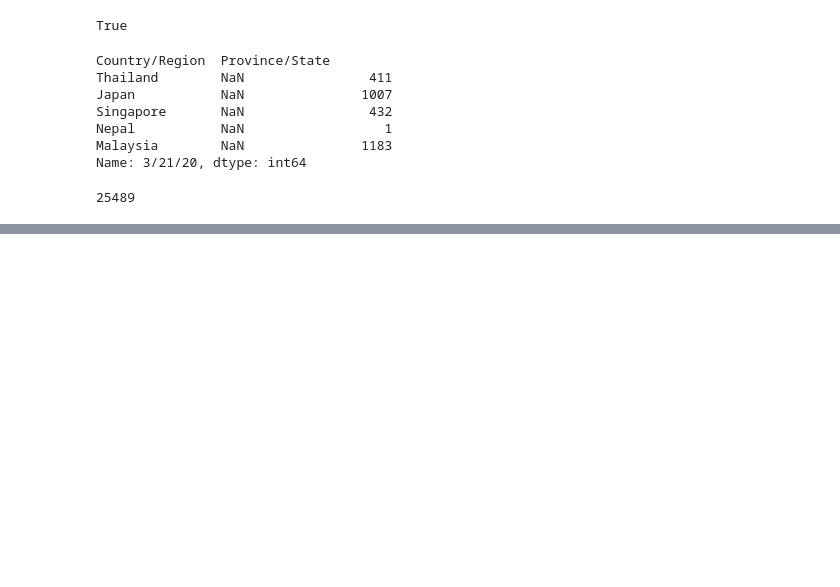
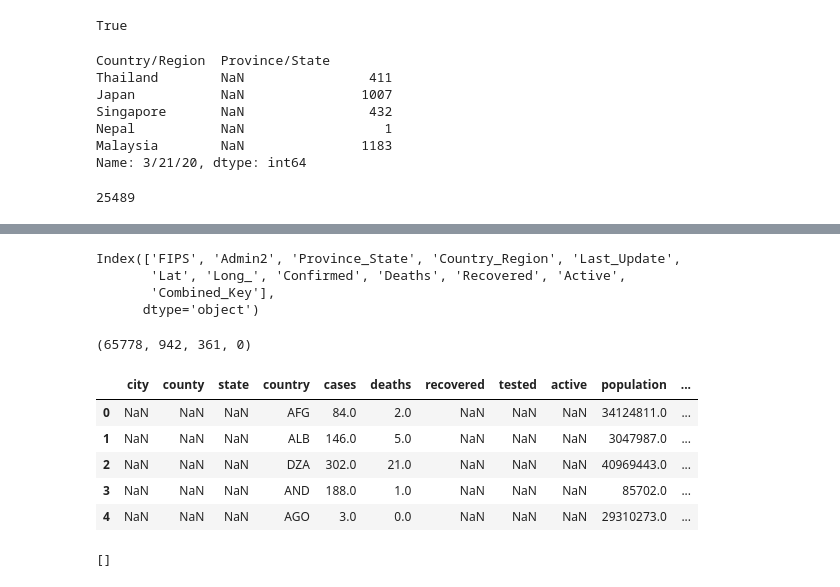
Before and after one commit to vykhand/realherobot, a Jupyter notebook: notebooks/20200322_CSSE_Datafeed.ipynb, the cells around one changed output, grey strips where cells are left out. Saved outputs shown, nothing was run; the diff lists cells and outputs as text; code cells hidden in the pictures; blank space fills up the shorter version.

```diff
--- a/notebooks/20200322_CSSE_Datafeed.ipynb
+++ b/notebooks/20200322_CSSE_Datafeed.ipynb
@@ -33,0 +109,26 @@ pd.to_datetime(df_confirmed.iloc[:,-1].name)
+# %%
+df.columns
+# %% [output]
+Index(['FIPS', 'Admin2', 'Province_State', 'Country_Region', 'Last_Update',
+       'Lat', 'Long_', 'Confirmed', 'Deaths', 'Recovered', 'Active',
+       'Combined_Key'],
+      dtype='object')
+# %%
+cntry = "US"
+
+out  = df.query("Country_Region == @cntry").groupby("Country_Region")[[ 'Confirmed', 'Deaths', 'Recovered', 'Active']].sum()
+confirmed, dead, recovered, active =  out.values[0]
+confirmed, dead, recovered, active
+# %% [output]
+(65778, 942, 361, 0)
+# %%
+df = pd.read_csv("https://coronadatascraper.com/data.csv")
+
+df.head()
+# %% [output]
+|  | city | county | state | country | cases | deaths | recovered | tested | active | population | ... |
+| 0 | NaN | NaN | NaN | AFG | 84.0 | 2.0 | NaN | NaN | NaN | 34124811.0 | ... |
+| 1 | NaN | NaN | NaN | ALB | 146.0 | 5.0 | NaN | NaN | NaN | 3047987.0 | ... |
+| 2 | NaN | NaN | NaN | DZA | 302.0 | 21.0 | NaN | NaN | NaN | 40969443.0 | ... |
+| 3 | NaN | NaN | NaN | AND | 188.0 | 1.0 | NaN | NaN | NaN | 85702.0 | ... |
+| 4 | NaN | NaN | NaN | AGO | 3.0 | 0.0 | NaN | NaN | NaN | 29310273.0 | ... |
@@ -33,0 +139,4 @@ pd.to_datetime(df_confirmed.iloc[:,-1].name)
+# %%
+req.json()
+# %% [output]
+[]
```
Also changed, not shown: parts of 8 cells of this notebook, 3 other files.
